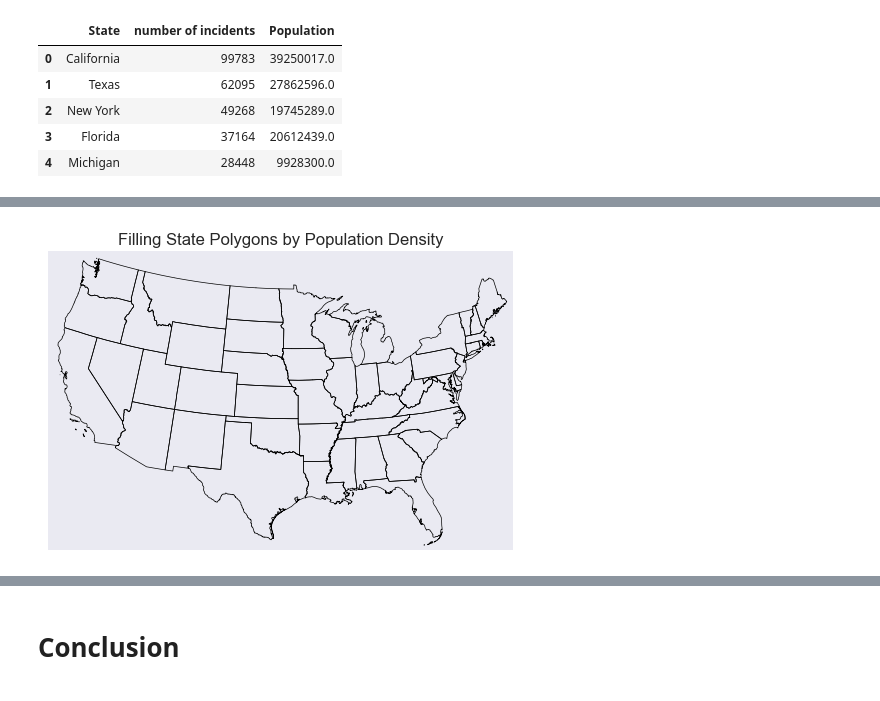
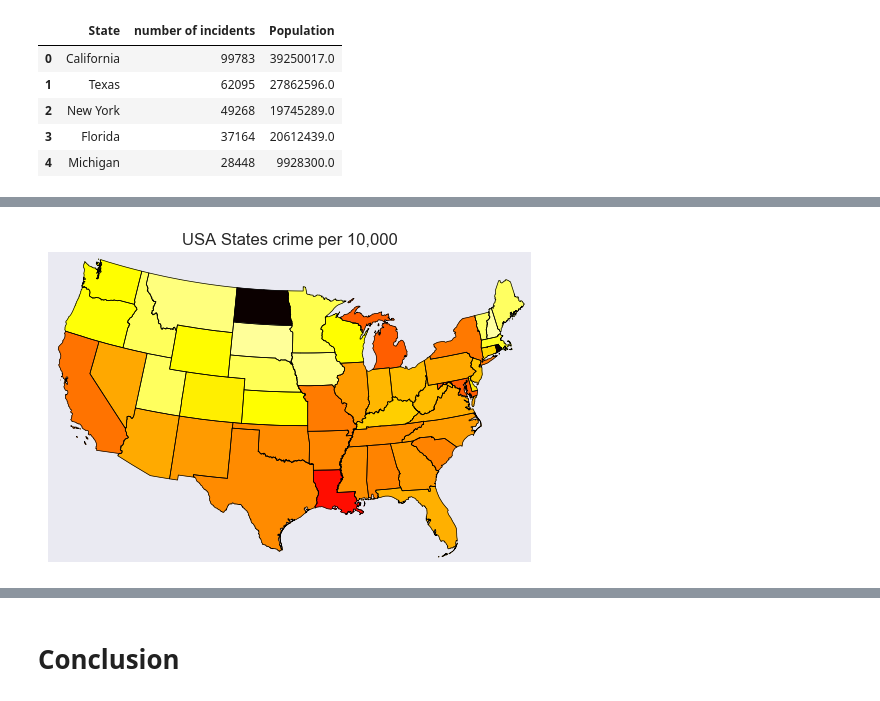
Before and after one commit to priyalchaudhari/Final_Priyal_chaudhari_homicide_analysis, a Jupyter notebook: Final/Analysis_3.ipynb, the cells around one changed output, grey strips where cells are left out. Cells and saved outputs as stored; diff of their text form; code cells hidden in the pictures.

```diff
--- a/Final/Analysis_3.ipynb
+++ b/Final/Analysis_3.ipynb
@@ -83,7 +82,9 @@ final_df.head(5)
 | 4 | Michigan | 28448 | 9928300.0 |
 # %%
 #final_df = final_df.convert_objects(convert_numeric=True)
+# calculating the number of homicide per capita
 final_df["murder crimes per 10,000"] = (final_df["number of incidents"])/(final_df["Population"])*10000
-final_df.head(5)
+final_df = final_df.sort(['murder crimes per 10,000'], ascending=[0])
+final_df.head(55)
 # %% [output]
 |  | State | number of incidents | Population | murder crimes per 10,000 |
@@ -95,48 +151,58 @@ final_df.head(5)
+# %%
+states = ['New Jersey','Rhode Island','Massachusetts','Connecticut','Maryland','New York','Delaware','Florida','Ohio','Pennsylvania', 'Illinois',
+'California','Hawaii','Virginia','Michigan','Indiana','North Carolina','Georgia','Tennessee',
+'New Hampshire','South Carolina','Louisiana','Kentucky','Wisconsin','Washington','Alabama','Missouri','Texas',
+'West Virginia','Vermont','Minnesota','Mississippi','Iowa','Arkansas','Oklahoma','Arizona','Colorado','Maine','Oregon',
+'Kansas','Utah','Nebraska','Nevada','Idaho','New Mexico','South Dakota','North Dakota','Montana','Wyoming','Alaska'
+]
+statesPop2015 = final_df['State'].values
+statesPop2015Total = final_df['murder crimes per 10,000'].values
+popDict = {}
+for each in states:
+    if each not in statesPop2015:
+        popDict[each] = 0.0
+    else:
+        for i,j in zip(statesPop2015,statesPop2015Total):
+             popDict[i] = j
 # %%
 # Lambert Conformal map of lower 48 states.
 m = Basemap(llcrnrlon=-119,llcrnrlat=22,urcrnrlon=-64,urcrnrlat=49,
         projection='lcc',lat_1=33,lat_2=45,lon_0=-95)
 # draw state boundaries.
 # data from U.S Census Bureau
 # http://www.census.gov/geo/www/cob/st2000.html
-shp_info = m.readshapefile('st99_d00',name='states',drawbounds=True)
+shp_info = m.readshapefile('st99_d00','states',drawbounds=True)
 # population density by state from
 # http://en.wikipedia.org/wiki/List_of_U.S._states_by_population_density
-
 # choose a color for each state based on population density.
 colors={}
 statenames=[]
 cmap = plt.cm.hot # use 'hot' colormap
-vmin = 0; vmax = 450 # set range.
+vmin = 4.063582; vmax = 104.452633 # set range.
 for shapedict in m.states_info:
+    #print(shapedict)
     statename = shapedict['NAME']
+    #print(statename)
     # skip DC and Puerto Rico.
-    if statename not in ['Puerto Rico']:
-        pop = final_df[(final_df.State == statename)]['murder crimes per 10,000']
+    if statename not in ['District of Columbia','Puerto Rico']:
+        pop = popDict[statename]
         # calling colormap with value between 0 and 1 returns
         # rgba value.  Invert color range (hot colors are high
         # population), take sqrt root to spread out colors more.
         colors[statename] = cmap(1.-np.sqrt((pop-vmin)/(vmax-vmin)))[:3]
-        #print(colors)
     statenames.append(statename)
 # cycle through state names, color each one.
 ax = plt.gca() # get current axes instance
 for nshape,seg in enumerate(m.states):
     # skip DC and Puerto Rico.
-    #print(nshape)
-    if statenames[nshape] not in ['Puerto Rico']:
-        a= statenames[nshape]
-        #print(a)
-        #print(colors[a])
-        #if statenames[nshape] == 'Alaska':
-        # Alaska is too big. Scale it down to 35% first, then transate it.
-            #seg = list(map(lambda(x,y): (0.35*x + 1100000, 0.35*y-1300000), seg))
-        #if statenames[nshape] == 'Hawaii':
-            #seg = list(map(lambda(x,y): (x + 5100000, y-900000), seg))
-        #color = rgb2hex(colors[a])
-        #poly = Polygon(seg,facecolor=color,edgecolor=color)
-        #ax.add_patch(poly)
-plt.title('Filling State Polygons by Population Density')
+    if statenames[nshape] not in ['District of Columbia','Puerto Rico']:
+        #print('entering')
+        color = rgb2hex(colors[statenames[nshape]])
+        poly = Polygon(seg,facecolor=color,edgecolor=color)
+        ax.add_patch(poly)
+plt.title('USA States crime per 10,000')
+a=(11.7,8.25)
+plt.savefig('Output_Files\\Analysis 3\\png\\USA States crime per 10,000.png', bbox_inches='tight')
 plt.show()
 # %% [output]
-[figure, old version]
+[figure, new version]
```
Also changed, not shown: parts of 15 cells of this notebook, 31 other files.
